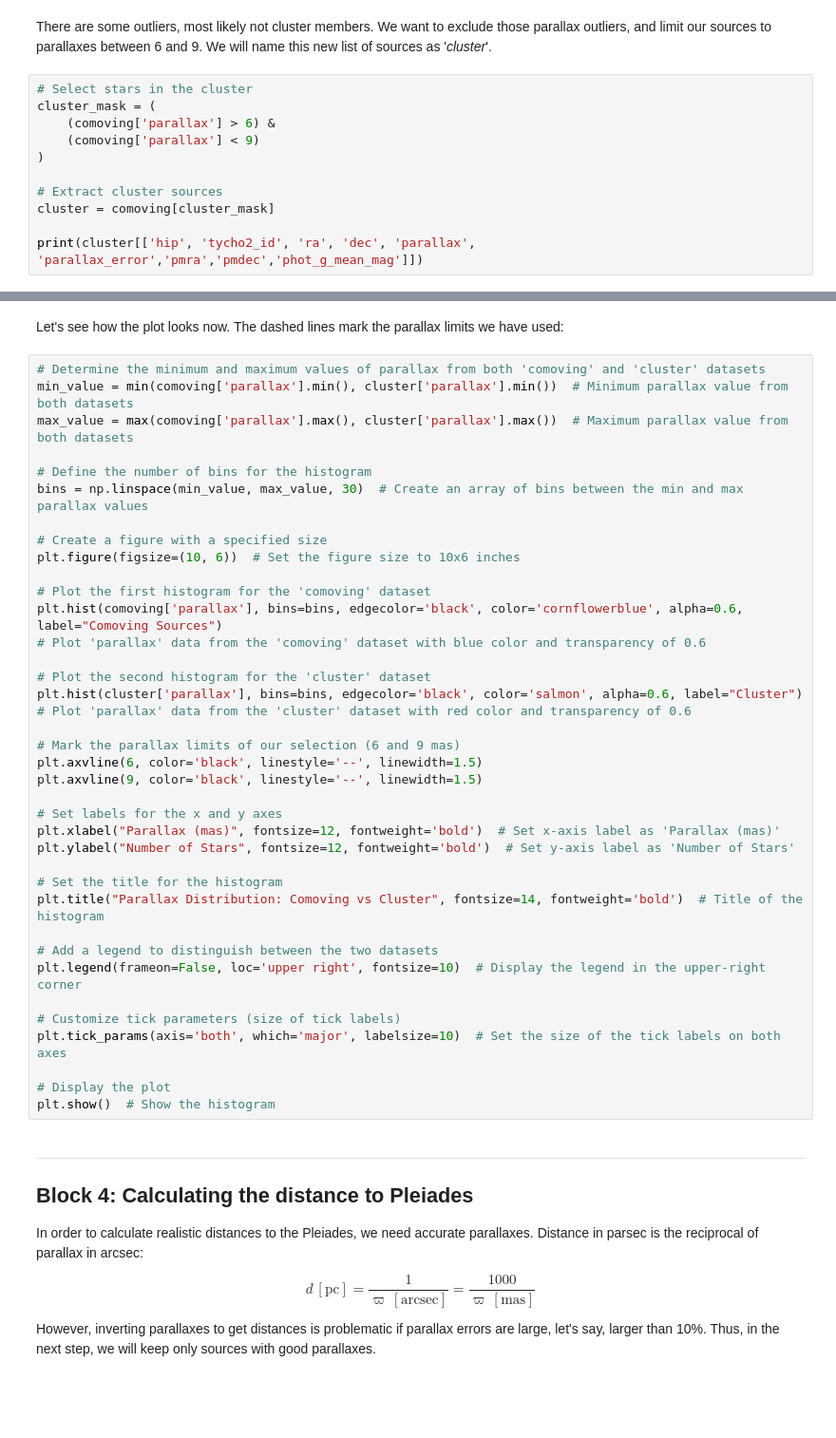
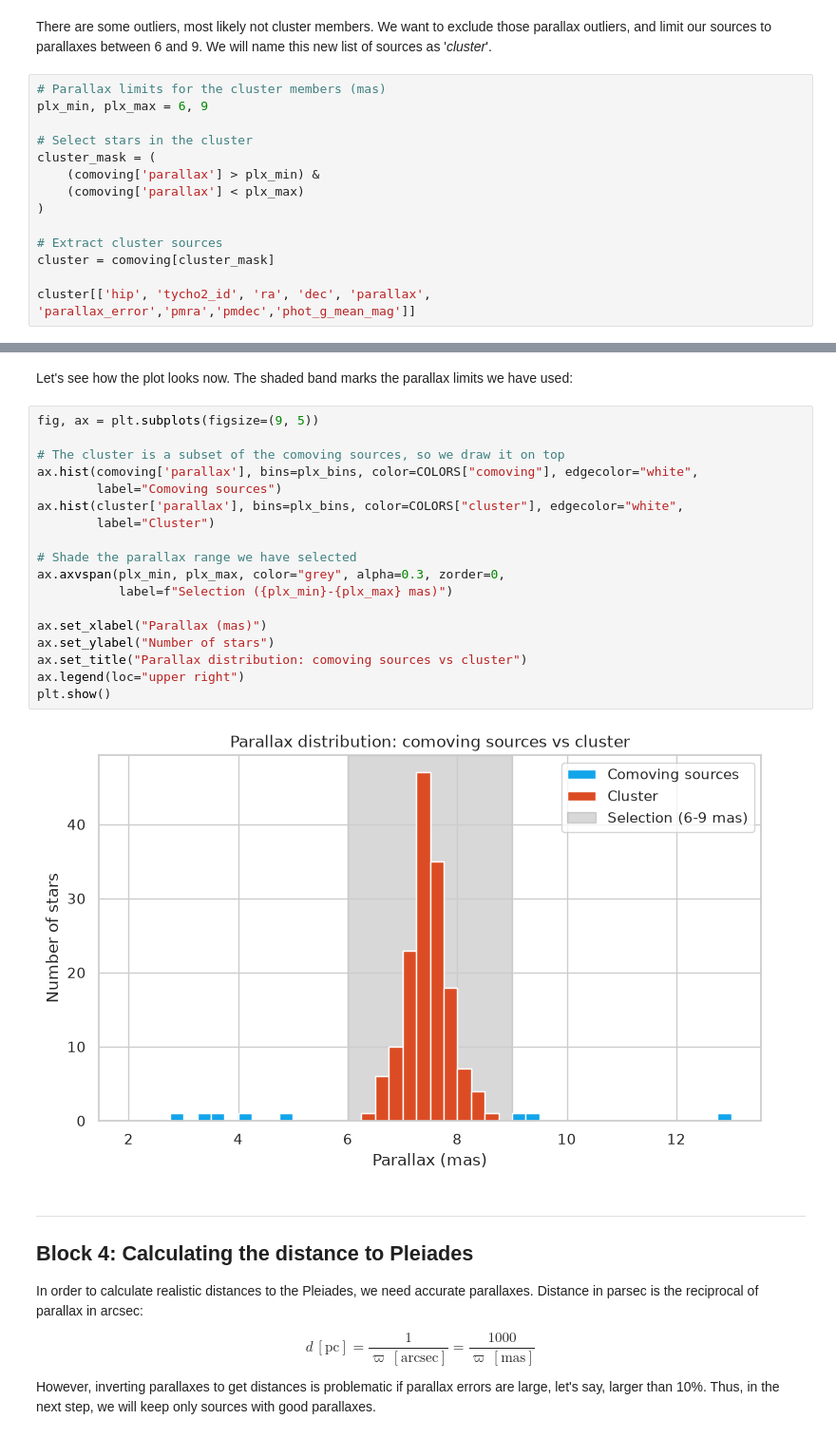
Before and after one commit to spanish-virtual-observatory/svo-notebooks, a Jupyter notebook: tutorials_schools/Distance_to_Pleiades.ipynb, the cells around one changed output, grey strips where cells are left out. Shown at 95% size. Drawn from its saved outputs; the diff is of its cells as text; blank space fills up the shorter version.

```diff
--- a/tutorials_schools/Distance_to_Pleiades.ipynb
+++ b/tutorials_schools/Distance_to_Pleiades.ipynb
@@ -262,14 +229,17 @@ There are some outliers, most likely not cluster members. We want to exclude tho
 outliers, and limit our sources to parallaxes between 6
 and 9. We will name this new list of sources as '*cluster*'.
 # %%
+# Parallax limits for the cluster members (mas)
+plx_min, plx_max = 6, 9
+
 # Select stars in the cluster
 cluster_mask = (
-    (comoving['parallax'] > 6) &
-    (comoving['parallax'] < 9)
+    (comoving['parallax'] > plx_min) &
+    (comoving['parallax'] < plx_max)
 )
 
 # Extract cluster sources
 cluster = comoving[cluster_mask]
 
-print(cluster[['hip', 'tycho2_id', 'ra', 'dec', 'parallax', 'parallax_error','pmra','pmdec','phot_g_mean_mag']])
+cluster[['hip', 'tycho2_id', 'ra', 'dec', 'parallax', 'parallax_error','pmra','pmdec','phot_g_mean_mag']]
 # %% [output]
@@ -293,43 +265,25 @@ Length = 152 rows
 # %% [markdown]
-Let's see how the plot looks now. The dashed lines mark the parallax limits we have used:
+Let's see how the plot looks now. The shaded band marks the parallax limits we have used:
-# %%
-# Determine the minimum and maximum values of parallax from both 'comoving' and 'cluster' datasets
-min_value = min(comoving['parallax'].min(), cluster['parallax'].min())  # Minimum parallax value from both datasets
-max_value = max(comoving['parallax'].max(), cluster['parallax'].max())  # Maximum parallax value from both datasets
-
-# Define the number of bins for the histogram
-bins = np.linspace(min_value, max_value, 30)  # Create an array of bins between the min and max parallax values
-
-# Create a figure with a specified size
-plt.figure(figsize=(10, 6))  # Set the figure size to 10x6 inches
-
-# Plot the first histogram for the 'comoving' dataset
-plt.hist(comoving['parallax'], bins=bins, edgecolor='black', color='cornflowerblue', alpha=0.6, label="Comoving Sources")
-# Plot 'parallax' data from the 'comoving' dataset with blue color and transparency of 0.6
-
-# Plot the second histogram for the 'cluster' dataset
-plt.hist(cluster['parallax'], bins=bins, edgecolor='black', color='salmon', alpha=0.6, label="Cluster")
-# Plot 'parallax' data from the 'cluster' dataset with red color and transparency of 0.6
-
-# Mark the parallax limits of our selection (6 and 9 mas)
-plt.axvline(6, color='black', linestyle='--', linewidth=1.5)
-plt.axvline(9, color='black', linestyle='--', linewidth=1.5)
-
-# Set labels for the x and y axes
-plt.xlabel("Parallax (mas)", fontsize=12, fontweight='bold')  # Set x-axis label as 'Parallax (mas)'
-plt.ylabel("Number of Stars", fontsize=12, fontweight='bold')  # Set y-axis label as 'Number of Stars'
-
-# Set the title for the histogram
-plt.title("Parallax Distribution: Comoving vs Cluster", fontsize=14, fontweight='bold')  # Title of the histogram
-
-# Add a legend to distinguish between the two datasets
-plt.legend(frameon=False, loc='upper right', fontsize=10)  # Display the legend in the upper-right corner
-
-# Customize tick parameters (size of tick labels)
-plt.tick_params(axis='both', which='major', labelsize=10)  # Set the size of the tick labels on both axes
-
-# Display the plot
-plt.show()  # Show the histogram
+# %%
+fig, ax = plt.subplots(figsize=(9, 5))
+
+# The cluster is a subset of the comoving sources, so we draw it on top
+ax.hist(comoving['parallax'], bins=plx_bins, color=COLORS["comoving"], edgecolor="white",
+        label="Comoving sources")
+ax.hist(cluster['parallax'], bins=plx_bins, color=COLORS["cluster"], edgecolor="white",
+        label="Cluster")
+
+# Shade the parallax range we have selected
+ax.axvspan(plx_min, plx_max, color="grey", alpha=0.3, zorder=0,
+           label=f"Selection ({plx_min}-{plx_max} mas)")
+
+ax.set_xlabel("Parallax (mas)")
+ax.set_ylabel("Number of stars")
+ax.set_title("Parallax distribution: comoving sources vs cluster")
+ax.legend(loc="upper right")
+plt.show()
+# %% [output]
+[figure, added]
 # %% [markdown]
 ---
 ## Block 4: Calculating the distance to Pleiades
```
Also changed, not shown: parts of 25 cells of this notebook.
